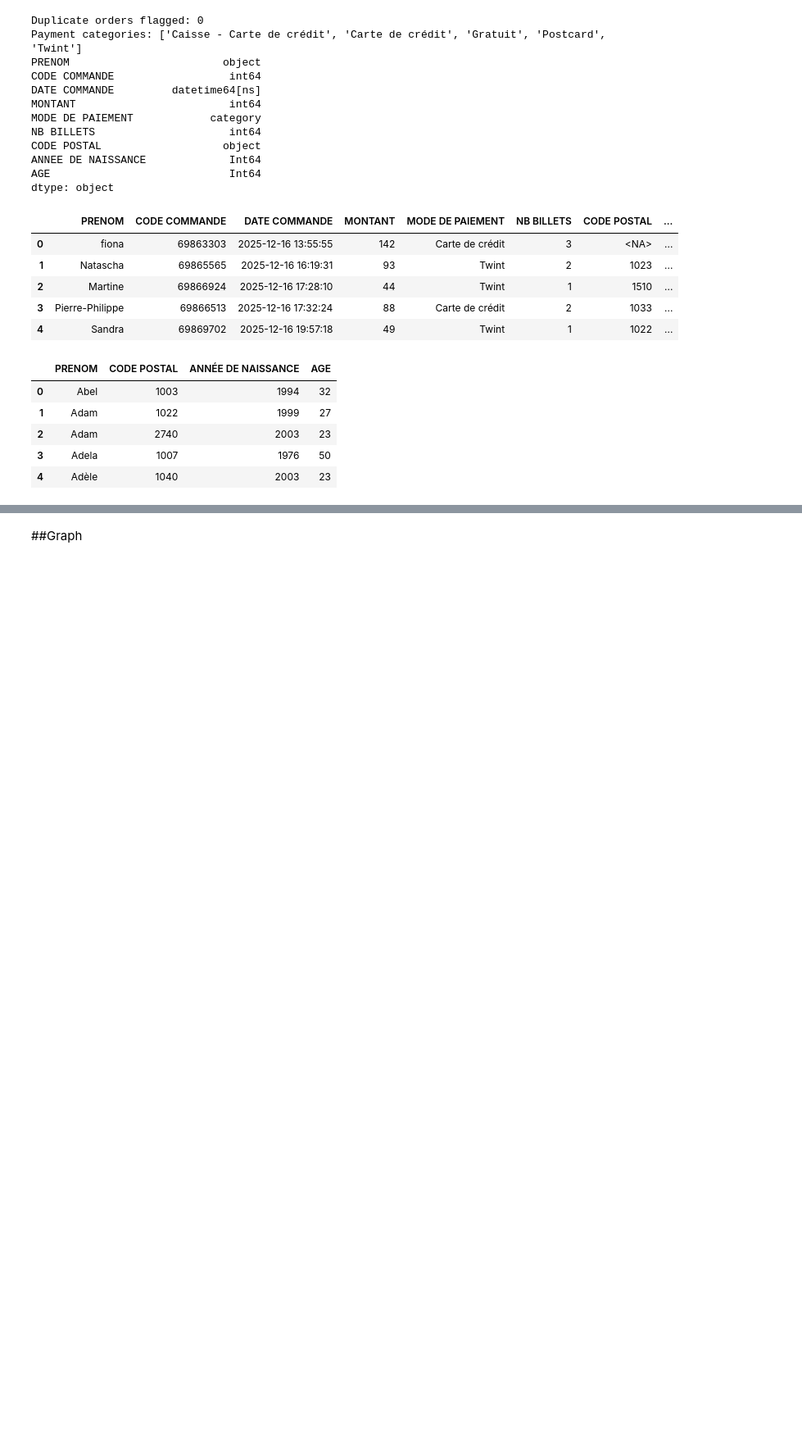
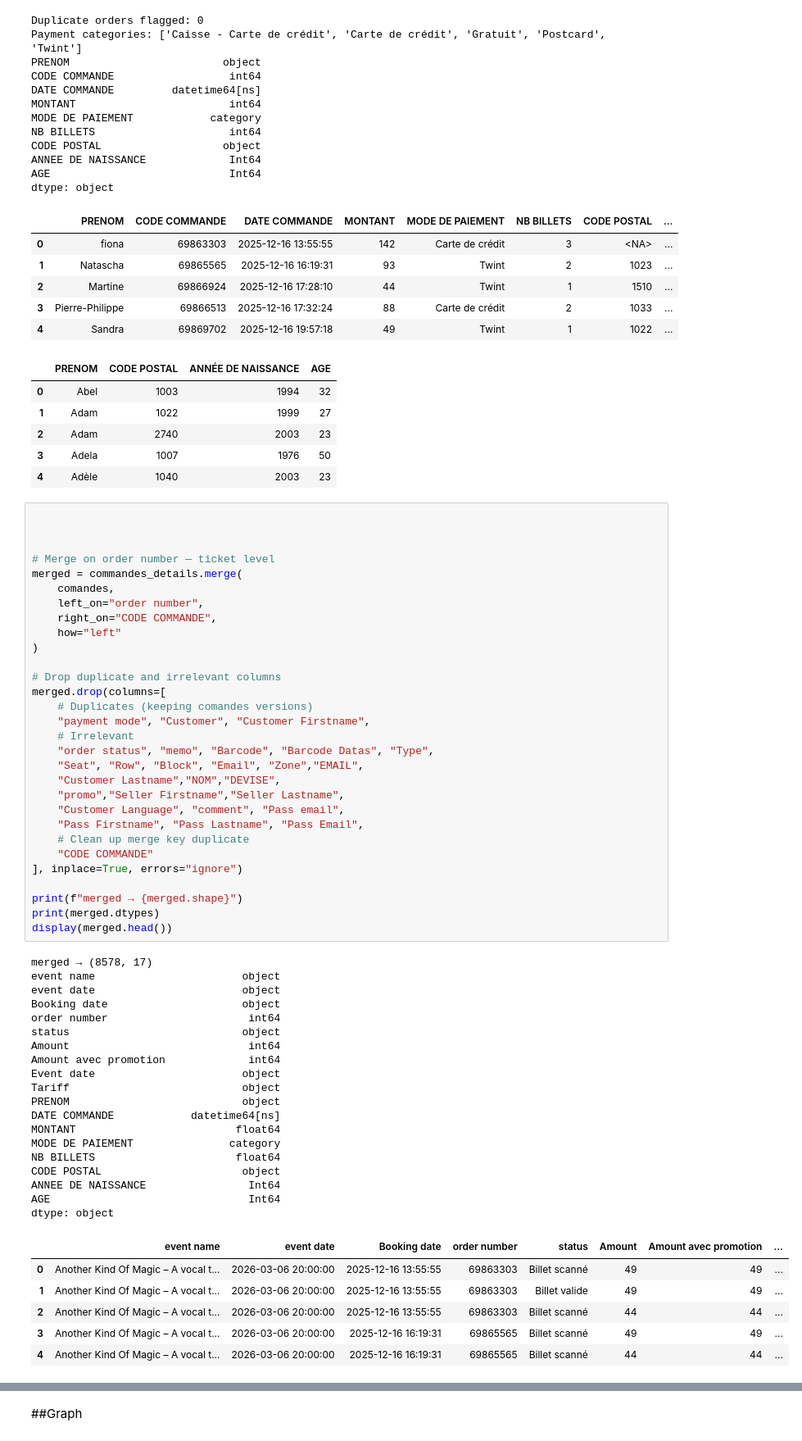
Before and after one commit to twillixa/Algorithm-in-BI, a Jupyter notebook: Main.ipynb, the cells around one changed output, grey strips where cells are left out. Shown at 82% size. Cells and saved outputs as stored; diff of their text form; blank space fills up the shorter version.

```diff
--- a/Main.ipynb
+++ b/Main.ipynb
@@ -111,3 +114,59 @@ dtype: object
 | 2 | Adam | 2740 | 2003 | 23 |
 | 3 | Adela | 1007 | 1976 | 50 |
 | 4 | Adèle | 1040 | 2003 | 23 |
+# %%
+
+
+
+# Merge on order number — ticket level
+merged = commandes_details.merge(
+    comandes,
+    left_on="order number",
+    right_on="CODE COMMANDE",
+    how="left"
+)
+
+# Drop duplicate and irrelevant columns
+merged.drop(columns=[
+    # Duplicates (keeping comandes versions)
+    "payment mode", "Customer", "Customer Firstname",
+    # Irrelevant
+    "order status", "memo", "Barcode", "Barcode Datas", "Type",
+    "Seat", "Row", "Block", "Email", "Zone","EMAIL",
+    "Customer Lastname","NOM","DEVISE",
+    "promo","Seller Firstname","Seller Lastname",
+    "Customer Language", "comment", "Pass email",
+    "Pass Firstname", "Pass Lastname", "Pass Email",
+    # Clean up merge key duplicate
+    "CODE COMMANDE"
+], inplace=True, errors="ignore")
+
+print(f"merged → {merged.shape}")
+print(merged.dtypes)
+display(merged.head())
+# %% [output]
+merged → (8578, 17)
+event name                       object
+event date                       object
+Booking date                     object
+order number                      int64
+status                           object
+Amount                            int64
+Amount avec promotion             int64
+Event date                       object
+Tariff                           object
+PRENOM                           object
+DATE COMMANDE            datetime64[ns]
+MONTANT                         float64
+MODE DE PAIEMENT               category
+NB BILLETS                      float64
+CODE POSTAL                      object
+ANNEE DE NAISSANCE                Int64
+AGE                               Int64
+dtype: object
+|  | event name | event date | Booking date | order number | status | Amount | Amount avec promotion | ... |
+| 0 | Another Kind Of Magic – A vocal t... | 2026-03-06 20:00:00 | 2025-12-16 13:55:55 | 69863303 | Billet scanné | 49 | 49 | ... |
+| 1 | Another Kind Of Magic – A vocal t... | 2026-03-06 20:00:00 | 2025-12-16 13:55:55 | 69863303 | Billet valide | 49 | 49 | ... |
+| 2 | Another Kind Of Magic – A vocal t... | 2026-03-06 20:00:00 | 2025-12-16 13:55:55 | 69863303 | Billet scanné | 44 | 44 | ... |
+| 3 | Another Kind Of Magic – A vocal t... | 2026-03-06 20:00:00 | 2025-12-16 16:19:31 | 69865565 | Billet scanné | 49 | 49 | ... |
+| 4 | Another Kind Of Magic – A vocal t... | 2026-03-06 20:00:00 | 2025-12-16 16:19:31 | 69865565 | Billet scanné | 44 | 44 | ... |
```
Also changed, not shown: parts of 4 cells of this notebook.
